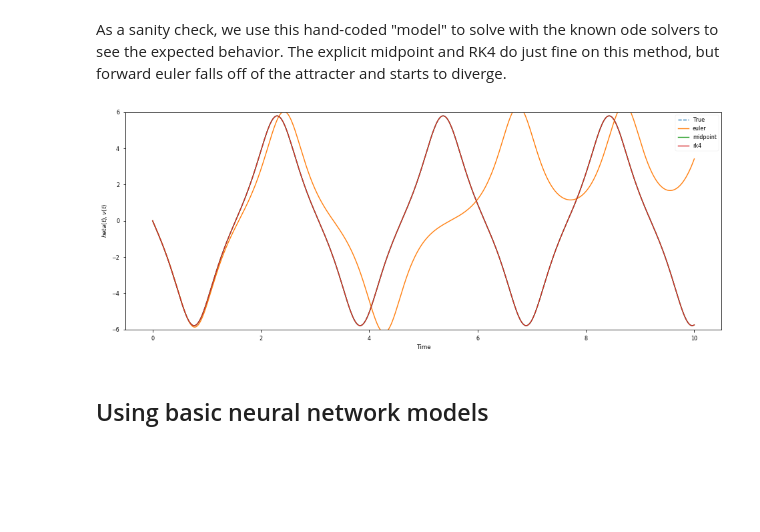
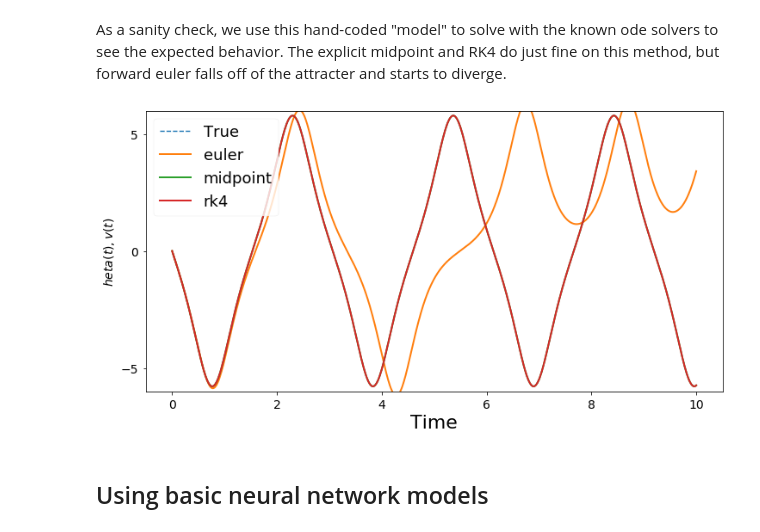
Before and after one commit to afqueiruga/on_learned_dynamics, a Jupyter notebook: NonlinearPendulum.ipynb, the cells around one changed output. Drawn from its saved outputs; the diff is of its cells as text; code cells hidden in the pictures; blank space fills up the shorter version.

```diff
--- a/NonlinearPendulum.ipynb
+++ b/NonlinearPendulum.ipynb
@@ -132,18 +140,23 @@ As a sanity check, we use this hand-coded "model" to solve with the known ode so
 # %%
 plt.figure(figsize=plotting.FIG_SIZE_FULL)
 plt.plot(theta_ts.cpu().numpy(),theta_data.cpu().numpy()[:,1],'--',label='True')
 with torch.no_grad():
     for m in ['euler','midpoint','rk4']:#,'dopri5']:
         pred = torchdiffeq.odeint(FTrue, theta_data[0:1,:], theta_ts, method=m)
-        plt.plot(theta_ts.cpu().numpy(),pred.detach().cpu().numpy().reshape(-1,2)[:,1],label=m)
-plt.legend()
+        plt.plot(theta_ts.cpu().numpy(),pred.detach().cpu().numpy().reshape(-1,2)[:,1],label=m, lw=2)
+
 plt.ylim(-6,6)
-plt.ylabel("$\theta(t), v(t)$")
-plt.xlabel("Time")
+plt.ylabel("$\theta(t), v(t)$", fontsize=14)
+plt.xlabel("Time", fontsize=22)
+plt.tick_params(axis='y', labelsize=14)
+plt.tick_params(axis='x', labelsize=14)
+plt.locator_params(axis='x', nbins=10)
+plt.locator_params(axis='y', nbins=4)
+plt.legend(loc="upper left", fontsize=18)
 plt.savefig('plots/pend_theta_traditional_odesolver.png')
 plt.show()
 # %% [output]
-[figure, old version]
+[figure, new version]
 # %% [markdown]
 ## Using basic neural network models
 # %% [markdown]
```
Also changed, not shown: parts of 37 cells of this notebook, 7 other files.
